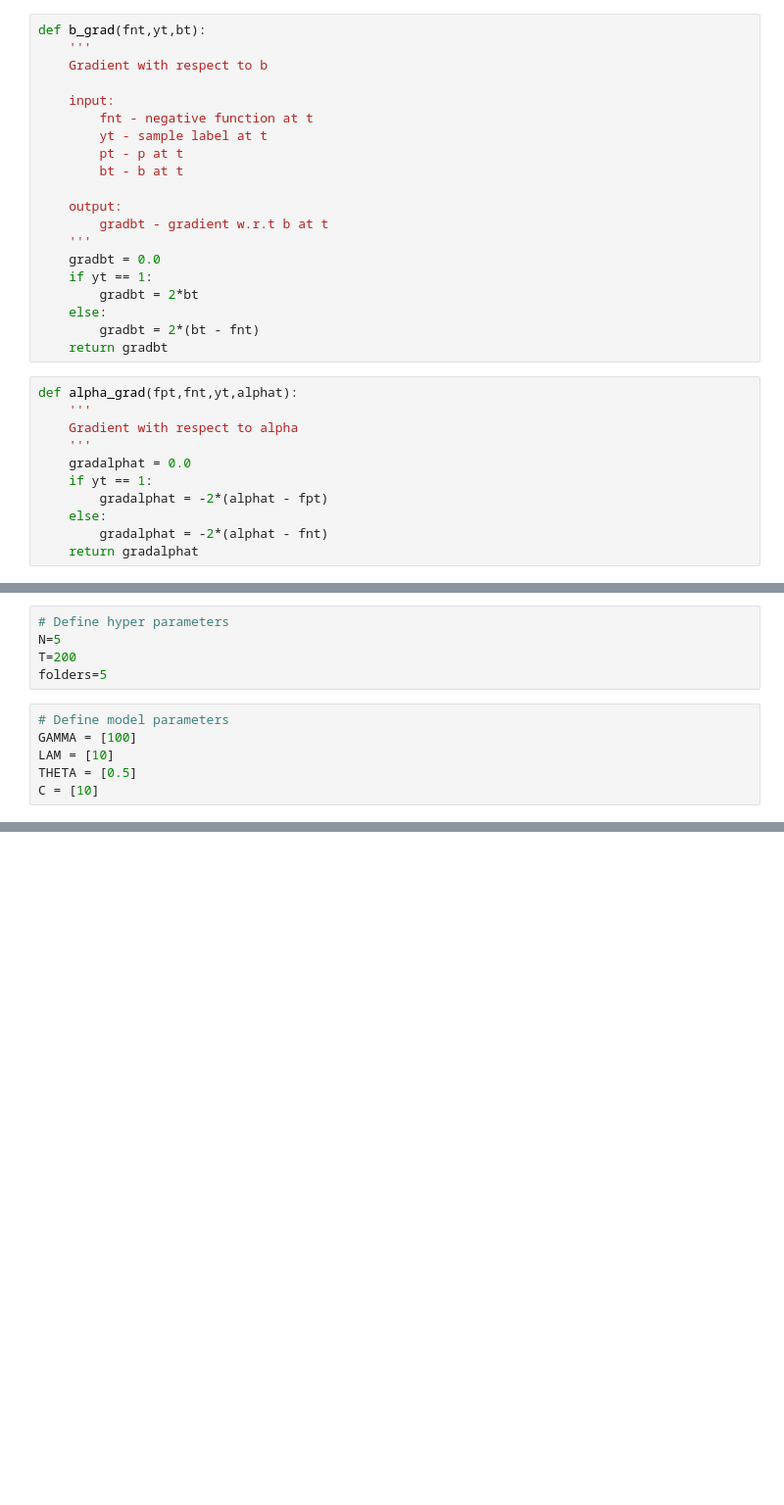
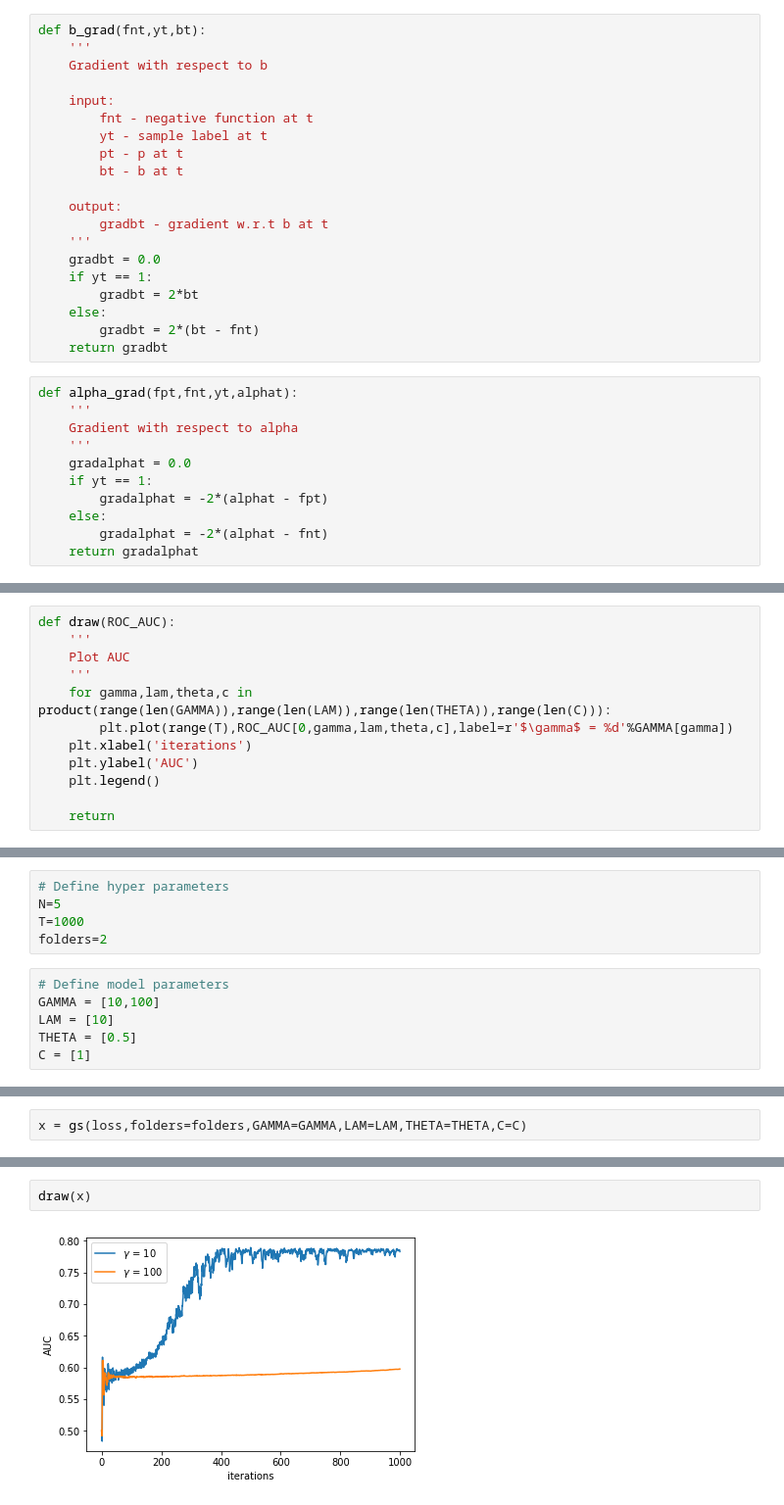
Before and after one commit to zhenhuan-yang/general-loss-AUC, a Jupyter notebook: solam-Copy2.ipynb, the cells around one changed output, grey strips where cells are left out. Shown at 98% size. Drawn from its saved outputs; the diff is of its cells as text; blank space fills up the shorter version.

```diff
--- a/solam-Copy2.ipynb
+++ b/solam-Copy2.ipynb
@@ -670,2 +527,14 @@ def draw(W_h,W_l):
+# %%
+def draw(ROC_AUC):
+    '''
+    Plot AUC
+    '''
+    for gamma,lam,theta,c in product(range(len(GAMMA)),range(len(LAM)),range(len(THETA)),range(len(C))):
+        plt.plot(range(T),ROC_AUC[0,gamma,lam,theta,c],label=r'$\gamma$ = %d'%GAMMA[gamma])
+    plt.xlabel('iterations')
+    plt.ylabel('AUC')
+    plt.legend()
+
+    return
 # %%
 # Read data from hdf5 file
@@ -678,14 +547,14 @@ hf.close()
 # %%
 # Define hyper parameters
 N=5
-T=200
-folders=5
+T=1000
+folders=2
 # %%
 # Define model parameters
-GAMMA = [100]
+GAMMA = [10,100]
 LAM = [10]
 THETA = [0.5]
-C = [10]
+C = [1]
 # %%
 # Define hyper parameters
 loss = 'hinge'
@@ -713,0 +561,2 @@ IndexError: index 6 is out of bounds for axis 0 with size 6
+# %%
+x = gs(loss,folders=folders,GAMMA=GAMMA,LAM=LAM,THETA=THETA,C=C)
@@ -713,0 +581,4 @@ IndexError: index 6 is out of bounds for axis 0 with size 6
+# %%
+draw(x)
+# %% [output]
+[figure, added]
```
Also changed, not shown: parts of 24 cells of this notebook, 1 other file.
